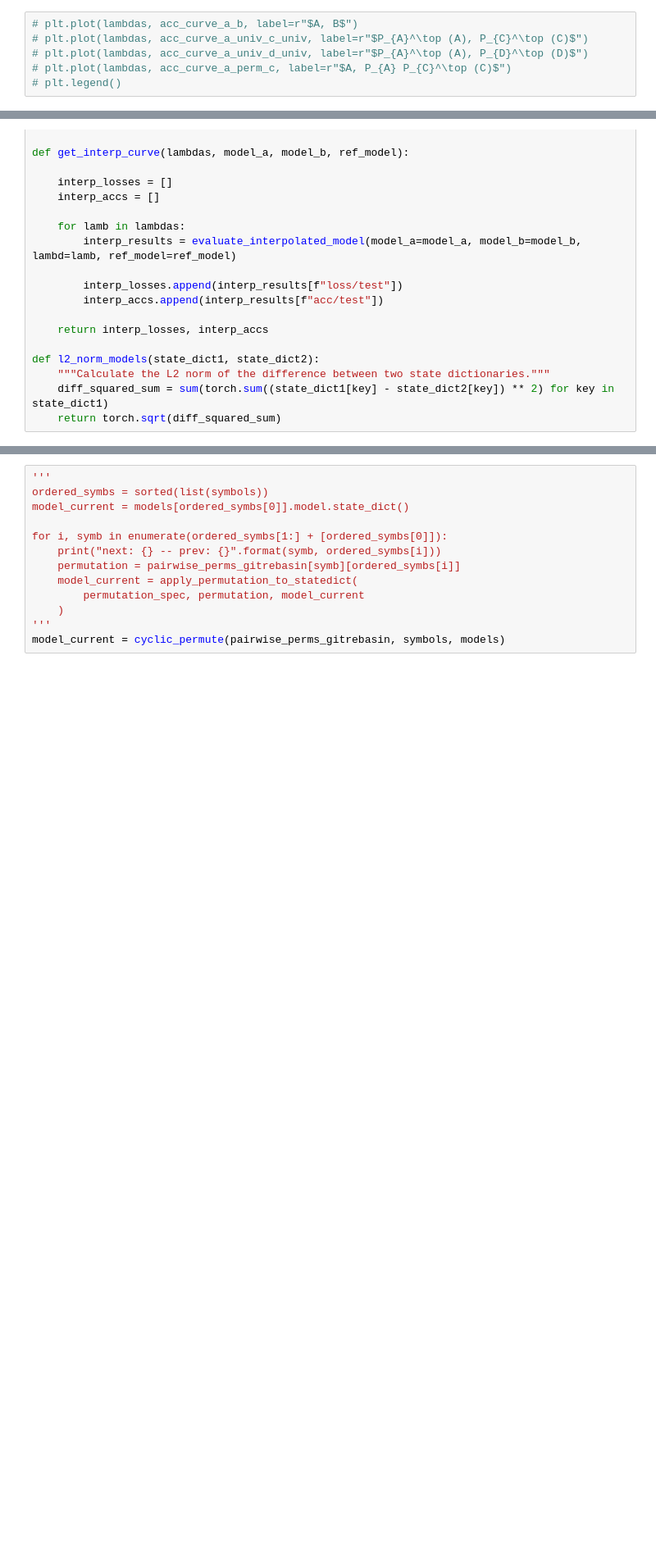
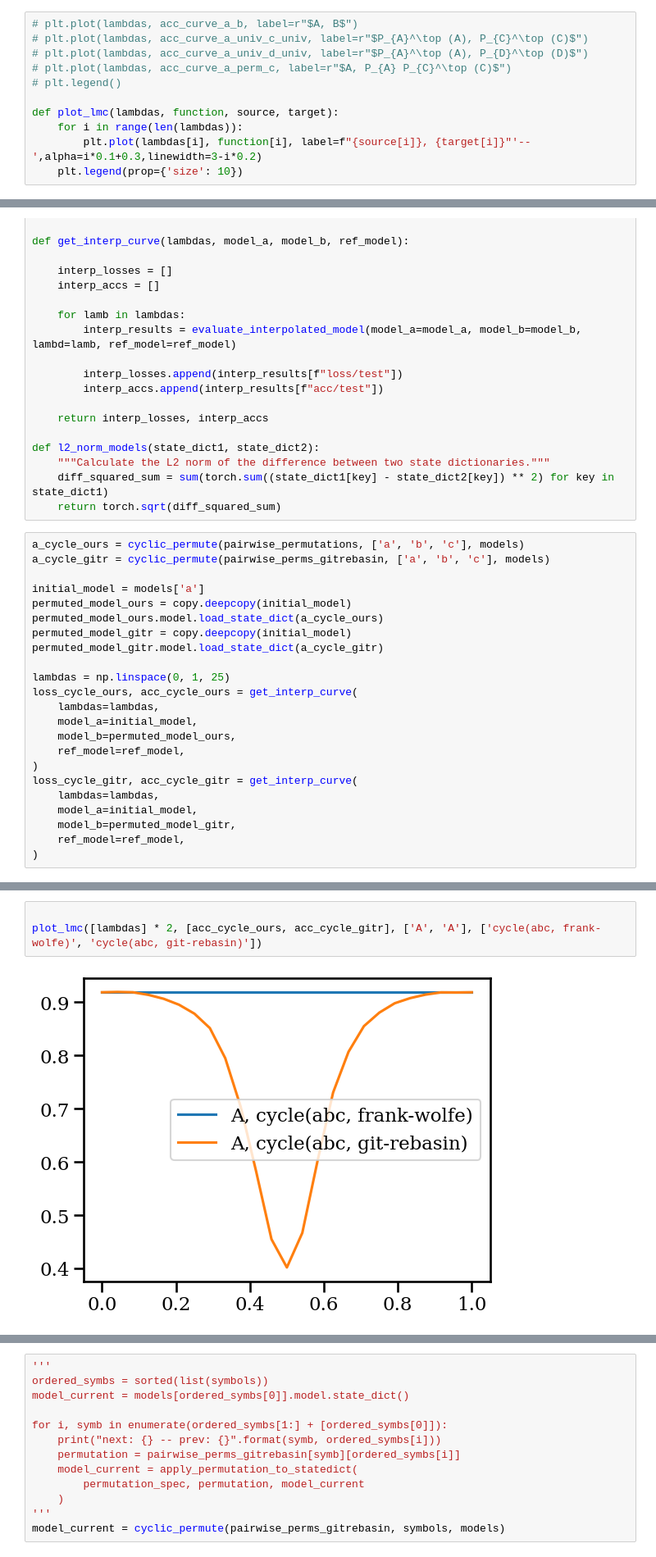
Before and after one commit to crisostomi/cycle-consistent-model-merging, a Jupyter notebook: notebooks/analyze_match_many.ipynb, the cells around one changed output, grey strips where cells are left out. Shown at 82% size. Cells and saved outputs as stored; diff of their text form; blank space fills up the shorter version.

```diff
--- a/notebooks/analyze_match_many.ipynb
+++ b/notebooks/analyze_match_many.ipynb
@@ -389,6 +353,11 @@ loss_curve_a_b, acc_curve_a_b = get_interp_curve(
 # plt.plot(lambdas, acc_curve_a_univ_d_univ, label=r"$P_{A}^\top (A), P_{D}^\top (D)$")
 # plt.plot(lambdas, acc_curve_a_perm_c, label=r"$A, P_{A} P_{C}^\top (C)$")
 # plt.legend()
+
+def plot_lmc(lambdas, function, source, target):
+    for i in range(len(lambdas)):
+        plt.plot(lambdas[i], function[i], label=f"{source[i]}, {target[i]}"'--',alpha=i*0.1+0.3,linewidth=3-i*0.2)
+    plt.legend(prop={'size': 10})
 # %%
 '''
 from ccmm.utils.utils import average_models
@@ -471,3 +440,26 @@ def l2_norm_models(state_dict1, state_dict2):
     """Calculate the L2 norm of the difference between two state dictionaries."""
     diff_squared_sum = sum(torch.sum((state_dict1[key] - state_dict2[key]) ** 2) for key in state_dict1)
     return torch.sqrt(diff_squared_sum)
+# %%
+a_cycle_ours = cyclic_permute(pairwise_permutations, ['a', 'b', 'c'], models)
+a_cycle_gitr = cyclic_permute(pairwise_perms_gitrebasin, ['a', 'b', 'c'], models)
+
+initial_model = models['a']
+permuted_model_ours = copy.deepcopy(initial_model)
+permuted_model_ours.model.load_state_dict(a_cycle_ours)
+permuted_model_gitr = copy.deepcopy(initial_model)
+permuted_model_gitr.model.load_state_dict(a_cycle_gitr)
+
+lambdas = np.linspace(0, 1, 25)
+loss_cycle_ours, acc_cycle_ours = get_interp_curve(
+    lambdas=lambdas,
+    model_a=initial_model,
+    model_b=permuted_model_ours,
+    ref_model=ref_model,
+)
+loss_cycle_gitr, acc_cycle_gitr = get_interp_curve(
+    lambdas=lambdas,
+    model_a=initial_model,
+    model_b=permuted_model_gitr,
+    ref_model=ref_model,
+)
@@ -473,0 +469,5 @@ def l2_norm_models(state_dict1, state_dict2):
+# %%
+
+plot_lmc([lambdas] * 2, [acc_cycle_ours, acc_cycle_gitr], ['A', 'A'], ['cycle(abc, frank-wolfe)', 'cycle(abc, git-rebasin)'])
+# %% [output]
+[figure, added]
```
Also changed, not shown: parts of 17 cells of this notebook.
